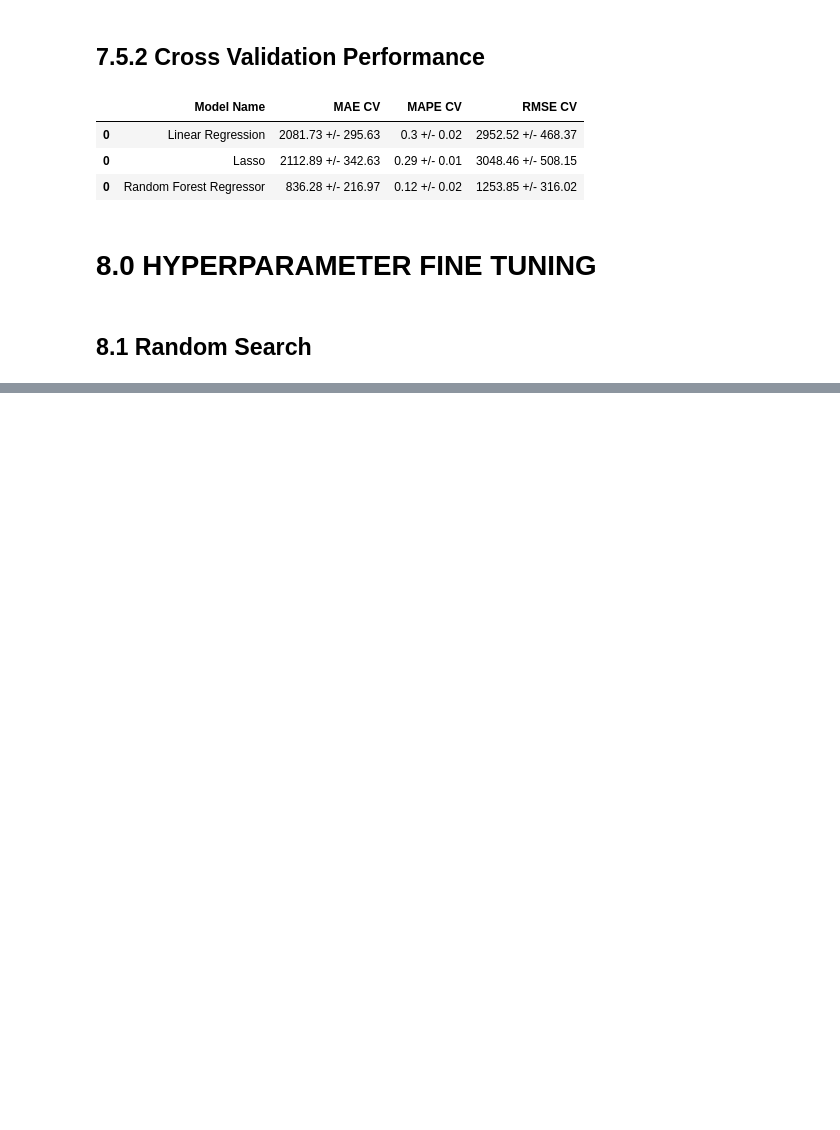
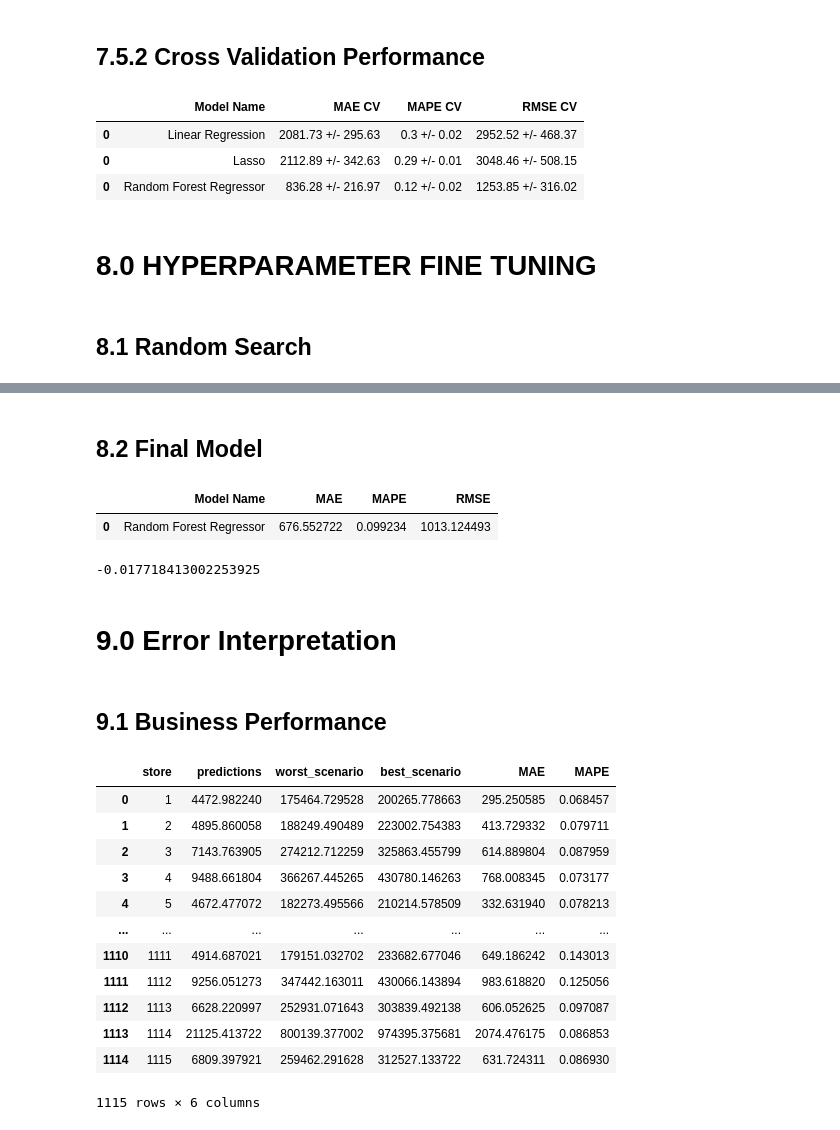
Before and after one commit to MatheussAlvess/Sales-Predict-RandomForest-Kaggle, a Jupyter notebook: Pharmaceutic_sales.ipynb, the cells around one changed output, grey strips where cells are left out. Drawn from its saved outputs; the diff is of its cells as text; code cells hidden in the pictures; blank space fills up the shorter version.

```diff
--- a/Pharmaceutic_sales.ipynb
+++ b/Pharmaceutic_sales.ipynb
@@ -1069,0 +1066,31 @@ Fitting 3 folds for each of 12 candidates, totalling 36 fits
+# %% [markdown]
+## 8.2 Final Model
+# %%
+param_tuned = {'n_estimators': 1000,
+          'min_samples_split': 10,
+          'min_samples_leaf': 4,
+          'max_features': 'auto',
+          'max_depth': 50,
+          'bootstrap': True}
+
+
+rf_tuned = RandomForestRegressor(n_jobs=-1,
+                                 min_samples_split=param_tuned['min_samples_split'],
+                                 min_samples_leaf=param_tuned['min_samples_leaf'],
+                                 max_features=param_tuned['max_features'],
+                                 max_depth=param_tuned['max_depth'],
+                                 bootstrap=param_tuned['bootstrap']).fit(x_train, y_train)
+
+yhat_rf_tuned = rf_tuned.predict(x_test)
+rf_tuned_result = ml_error( 'Random Forest Regressor', np.expm1(y_test), np.expm1(yhat_rf_tuned ) )
+rf_tuned_result
+# %% [output]
+|  | Model Name | MAE | MAPE | RMSE |
+| 0 | Random Forest Regressor | 676.552722 | 0.099234 | 1013.124493 |
+# %%
+mpe = mean_percentage_error( np.expm1( y_test ), np.expm1( yhat_rf_tuned ) )
+mpe
+# %% [output]
+-0.017718413002253925
+# %% [markdown]
+# 9.0 Error Interpretation
@@ -1069,0 +1102,35 @@ Fitting 3 folds for each of 12 candidates, totalling 36 fits
+# %% [markdown]
+## 9.1 Business Performance
+# %%
+#sum of predictions
+df91 = df9[['store', 'predictions']].groupby( 'store' ).mean().reset_index()
+
+# MAE and MAPE
+df9_aux1 = df9[['store', 'sales', 'predictions']].groupby( 'store' ).apply(lambda x: mean_absolute_error( x['sales'], x['predictions'] ) ).reset_index().rename( columns={0:'MAE'})
+df9_aux2 = df9[['store', 'sales', 'predictions']].groupby( 'store' ).apply(lambda x: mean_absolute_percentage_error( x['sales'], x['predictions'] ) ).reset_index().rename( columns={0:'MAPE'})
+
+# Merge
+df9_aux3 = pd.merge( df9_aux1, df9_aux2, how='inner', on='store' )
+df92 = pd.merge( df91, df9_aux3, how='inner', on='store' )
+
+# Scenarios
+df92['worst_scenario'] = (df92['predictions'] - df92['MAE'])*6*7
+df92['best_scenario'] = (df92['predictions'] + df92['MAE'])*6*7
+
+# order columns
+df92 = df92[['store', 'predictions', 'worst_scenario', 'best_scenario', 'MAE','MAPE']]
+df92
+# %% [output]
+|  | store | predictions | worst_scenario | best_scenario | MAE | MAPE |
+| 0 | 1 | 4472.982240 | 175464.729528 | 200265.778663 | 295.250585 | 0.068457 |
+| 1 | 2 | 4895.860058 | 188249.490489 | 223002.754383 | 413.729332 | 0.079711 |
+| 2 | 3 | 7143.763905 | 274212.712259 | 325863.455799 | 614.889804 | 0.087959 |
+| 3 | 4 | 9488.661804 | 366267.445265 | 430780.146263 | 768.008345 | 0.073177 |
+| 4 | 5 | 4672.477072 | 182273.495566 | 210214.578509 | 332.631940 | 0.078213 |
+| ... | ... | ... | ... | ... | ... | ... |
+| 1110 | 1111 | 4914.687021 | 179151.032702 | 233682.677046 | 649.186242 | 0.143013 |
+| 1111 | 1112 | 9256.051273 | 347442.163011 | 430066.143894 | 983.618820 | 0.125056 |
+| 1112 | 1113 | 6628.220997 | 252931.071643 | 303839.492138 | 606.052625 | 0.097087 |
+| 1113 | 1114 | 21125.413722 | 800139.377002 | 974395.375681 | 2074.476175 | 0.086853 |
+| 1114 | 1115 | 6809.397921 | 259462.291628 | 312527.133722 | 631.724311 | 0.086930 |
+1115 rows × 6 columns
```
Also changed, not shown: parts of 29 cells of this notebook.
